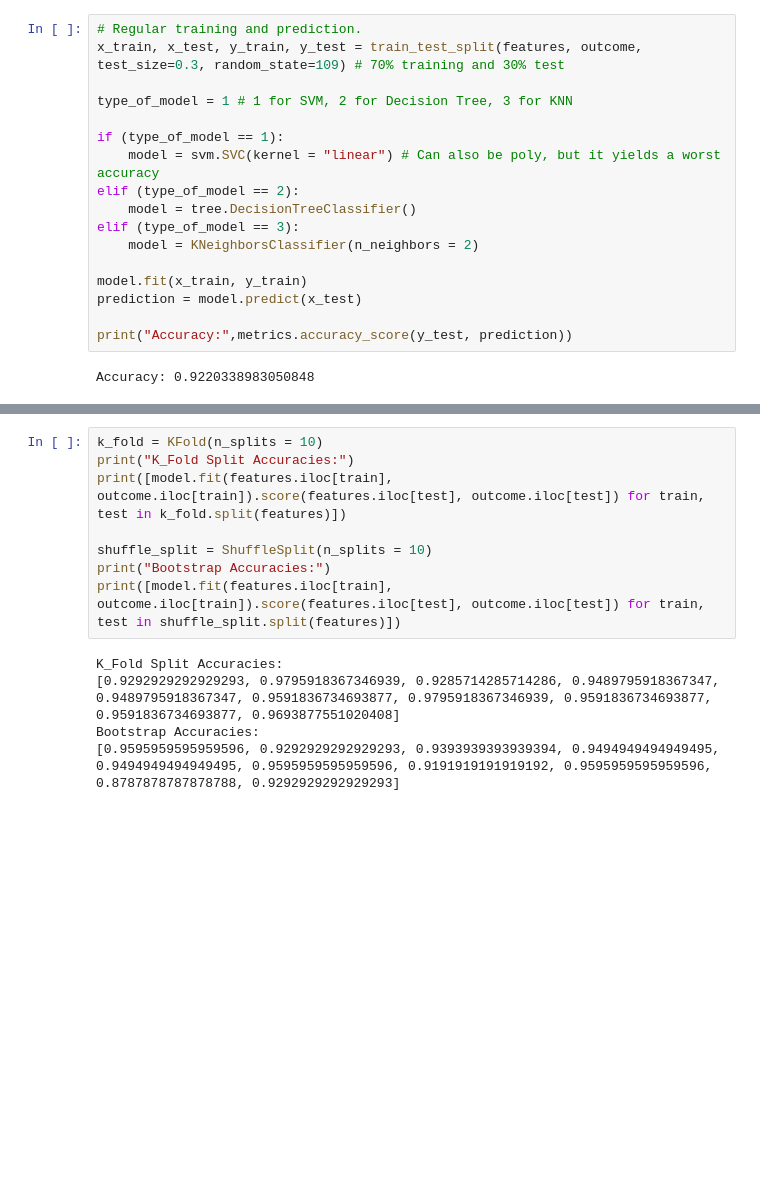
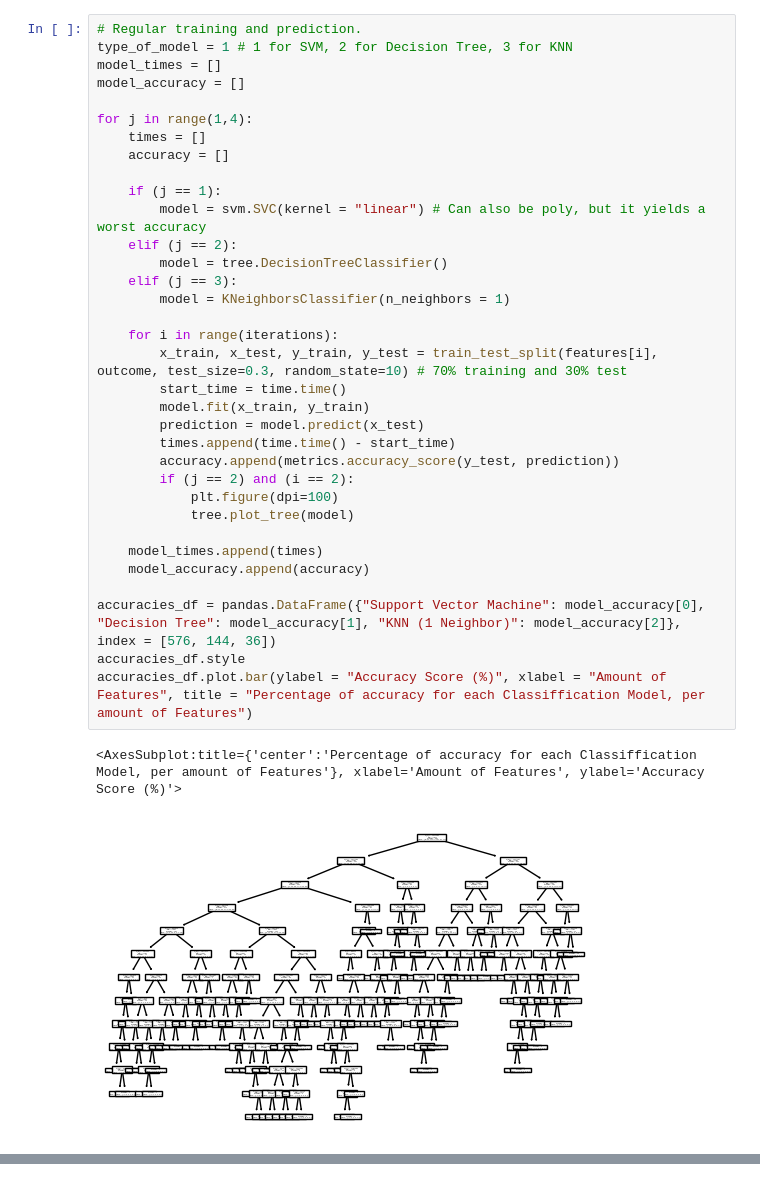
Before and after one commit to warleon/ProyectoIA, a Jupyter notebook: face_classification.ipynb, the cells around one changed output, grey strips where cells are left out. Drawn from its saved outputs; the diff is of its cells as text; blank space fills up the shorter version.

```diff
--- a/face_classification.ipynb
+++ b/face_classification.ipynb
@@ -57,19 +93,37 @@ outcome = images_df.emotion
 # %%
 # Regular training and prediction.
-x_train, x_test, y_train, y_test = train_test_split(features, outcome, test_size=0.3, random_state=109) # 70% training and 30% test
+type_of_model = 1 # 1 for SVM, 2 for Decision Tree, 3 for KNN
+model_times = []
+model_accuracy = []
 
-type_of_model = 1 # 1 for SVM, 2 for Decision Tree, 3 for KNN
+for j in range(1,4):
+    times = []
+    accuracy = []
 
-if (type_of_model == 1):
-    model = svm.SVC(kernel = "linear") # Can also be poly, but it yields a worst accuracy
-elif (type_of_model == 2):
-    model = tree.DecisionTreeClassifier()
-elif (type_of_model == 3):
-    model = KNeighborsClassifier(n_neighbors = 2)
+    if (j == 1):
+        model = svm.SVC(kernel = "linear") # Can also be poly, but it yields a worst accuracy
+    elif (j == 2):
+        model = tree.DecisionTreeClassifier()
+    elif (j == 3):
+        model = KNeighborsClassifier(n_neighbors = 1)
 
-model.fit(x_train, y_train)
-prediction = model.predict(x_test)
+    for i in range(iterations):
+        x_train, x_test, y_train, y_test = train_test_split(features[i], outcome, test_size=0.3, random_state=10) # 70% training and 30% test
+        start_time = time.time()
+        model.fit(x_train, y_train)
+        prediction = model.predict(x_test)
+        times.append(time.time() - start_time)
+        accuracy.append(metrics.accuracy_score(y_test, prediction))
+        if (j == 2) and (i == 2):
+            plt.figure(dpi=100)
+            tree.plot_tree(model)
 
-print("Accuracy:",metrics.accuracy_score(y_test, prediction))
+    model_times.append(times)
+    model_accuracy.append(accuracy)
+
+accuracies_df = pandas.DataFrame({"Support Vector Machine": model_accuracy[0], "Decision Tree": model_accuracy[1], "KNN (1 Neighbor)": model_accuracy[2]}, index = [576, 144, 36])
+accuracies_df.style
+accuracies_df.plot.bar(ylabel = "Accuracy Score (%)", xlabel = "Amount of Features", title = "Percentage of accuracy for each Classiffication Model, per amount of Features")
 # %% [output]
-Accuracy: 0.9220338983050848
+<AxesSubplot:title={'center':'Percentage of accuracy for each Classiffication Model, per amount of Features'}, xlabel='Amount of Features', ylabel='Accuracy Score (%)'>
+[figure, added]
@@ -76,13 +130,0 @@ Accuracy: 0.9220338983050848
-# %%
-k_fold = KFold(n_splits = 10)
-print("K_Fold Split Accuracies:")
-print([model.fit(features.iloc[train], outcome.iloc[train]).score(features.iloc[test], outcome.iloc[test]) for train, test in k_fold.split(features)])
-
-shuffle_split = ShuffleSplit(n_splits = 10)
-print("Bootstrap Accuracies:")
-print([model.fit(features.iloc[train], outcome.iloc[train]).score(features.iloc[test], outcome.iloc[test]) for train, test in shuffle_split.split(features)])
-# %% [output]
-K_Fold Split Accuracies:
-[0.9292929292929293, 0.9795918367346939, 0.9285714285714286, 0.9489795918367347, 0.9489795918367347, 0.9591836734693877, 0.9795918367346939, 0.9591836734693877, 0.9591836734693877, 0.9693877551020408]
-Bootstrap Accuracies:
-[0.9595959595959596, 0.9292929292929293, 0.9393939393939394, 0.9494949494949495, 0.9494949494949495, 0.9595959595959596, 0.9191919191919192, 0.9595959595959596, 0.8787878787878788, 0.9292929292929293]
```
Also changed, not shown: parts of 7 cells of this notebook.
